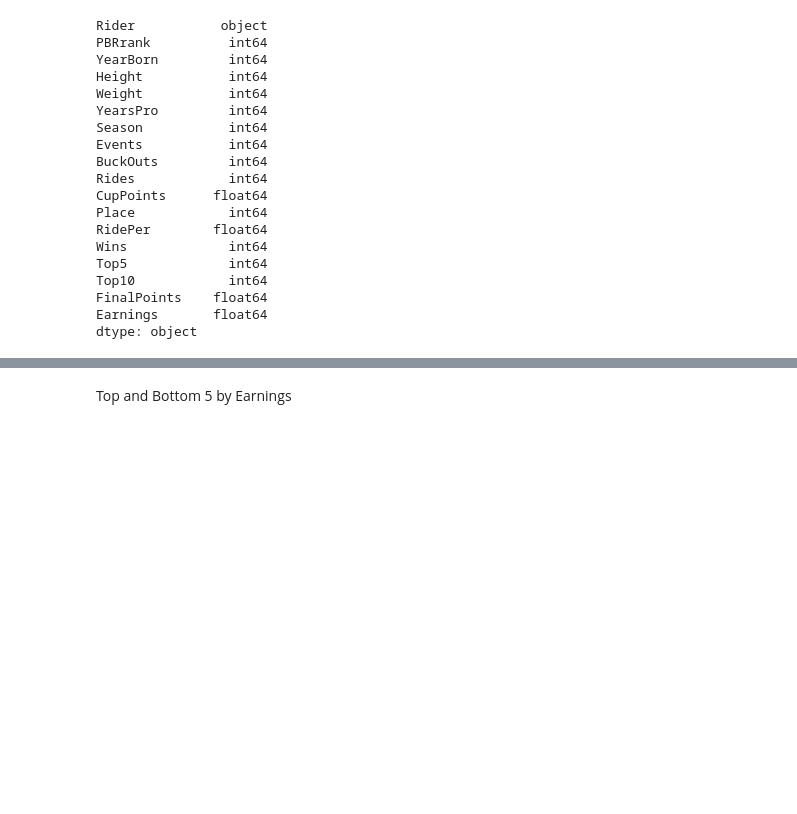
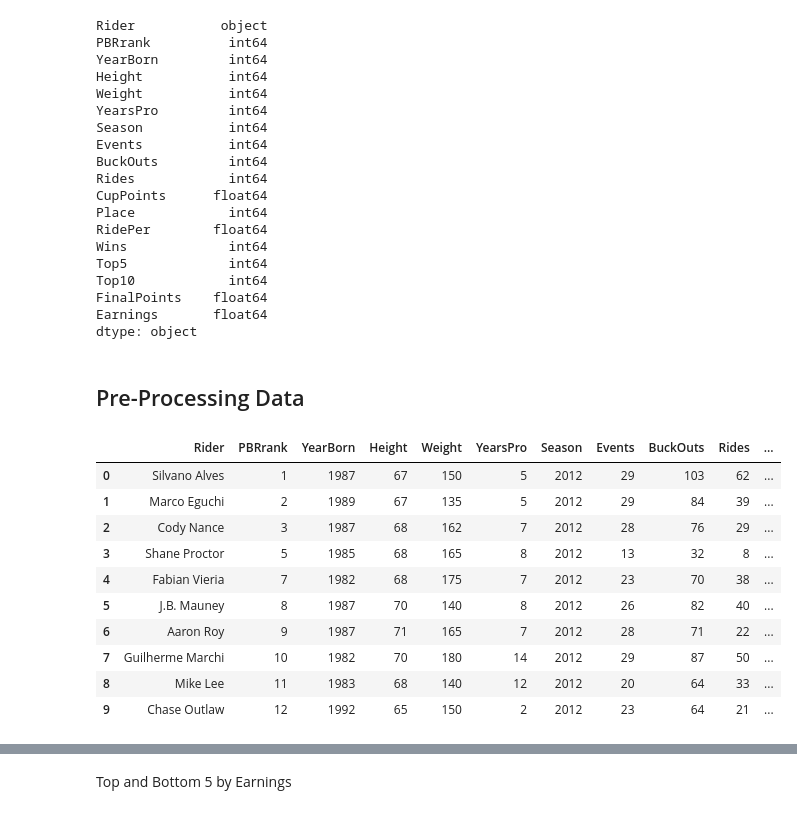
Before and after one commit to oas95/PBR_Analysis, a Jupyter notebook: data_exploration.ipynb, the cells around one changed output, grey strips where cells are left out. Saved outputs shown, nothing was run; the diff lists cells and outputs as text; code cells hidden in the pictures; blank space fills up the shorter version.

```diff
--- a/data_exploration.ipynb
+++ b/data_exploration.ipynb
@@ -38,3 +36,5 @@ Top10            int64
 FinalPoints    float64
 Earnings       float64
 dtype: object
+# %% [markdown]
+## Pre-Processing Data
@@ -41 +52,15 @@ dtype: object
+# %%
+statscl_df.head(10)
+# %% [output]
+|  | Rider | PBRrank | YearBorn | Height | Weight | YearsPro | Season | Events | BuckOuts | Rides | ... |
+| 0 | Silvano Alves | 1 | 1987 | 67 | 150 | 5 | 2012 | 29 | 103 | 62 | ... |
+| 1 | Marco Eguchi | 2 | 1989 | 67 | 135 | 5 | 2012 | 29 | 84 | 39 | ... |
+| 2 | Cody Nance | 3 | 1987 | 68 | 162 | 7 | 2012 | 28 | 76 | 29 | ... |
+| 3 | Shane Proctor | 5 | 1985 | 68 | 165 | 8 | 2012 | 13 | 32 | 8 | ... |
+| 4 | Fabian Vieria | 7 | 1982 | 68 | 175 | 7 | 2012 | 23 | 70 | 38 | ... |
+| 5 | J.B. Mauney | 8 | 1987 | 70 | 140 | 8 | 2012 | 26 | 82 | 40 | ... |
+| 6 | Aaron Roy | 9 | 1987 | 71 | 165 | 7 | 2012 | 28 | 71 | 22 | ... |
+| 7 | Guilherme Marchi | 10 | 1982 | 70 | 180 | 14 | 2012 | 29 | 87 | 50 | ... |
+| 8 | Mike Lee | 11 | 1983 | 68 | 140 | 12 | 2012 | 20 | 64 | 33 | ... |
+| 9 | Chase Outlaw | 12 | 1992 | 65 | 150 | 2 | 2012 | 23 | 64 | 21 | ... |
 # %%
```
Also changed, not shown: parts of 15 cells of this notebook.
